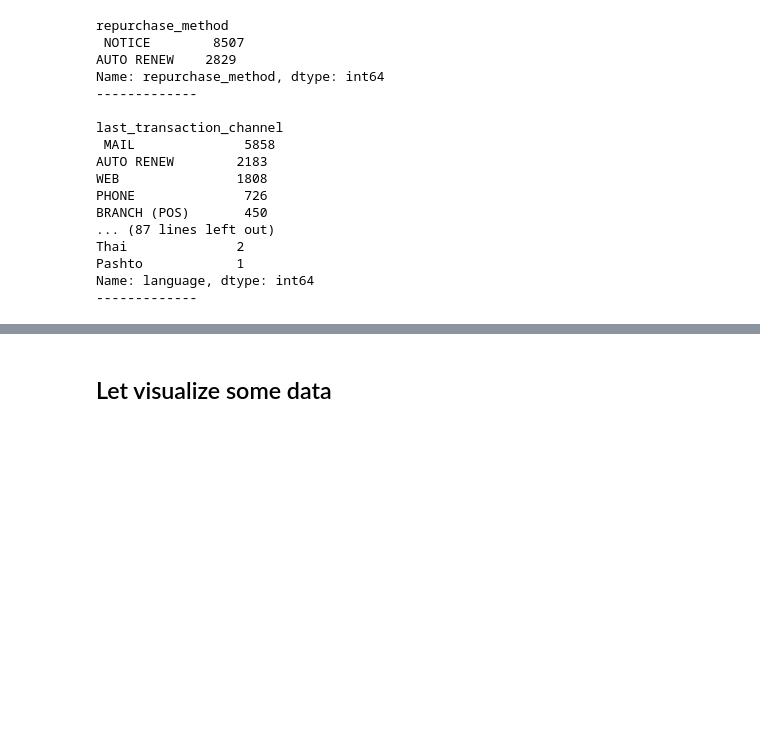
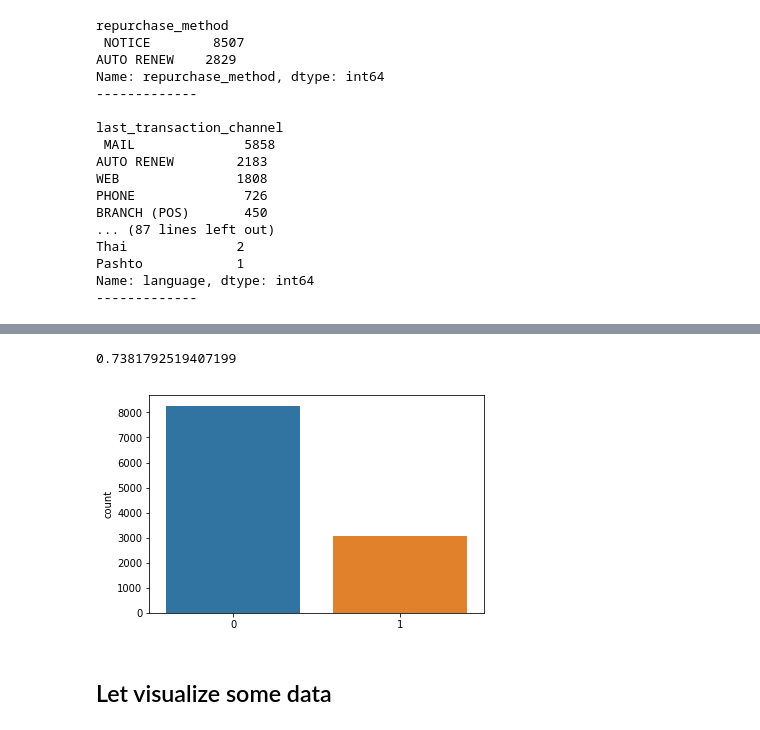
Before and after one commit to kogilo/tele_marketing_campaign_analysis, a Jupyter notebook: tele_marketing_campaign.ipynb, the cells around one changed output, grey strips where cells are left out. Cells and saved outputs as stored; diff of their text form; code cells hidden in the pictures; blank space fills up the shorter version.

Commit message:
models

```diff
--- a/tele_marketing_campaign.ipynb
+++ b/tele_marketing_campaign.ipynb
@@ -342,3 +385,26 @@ Name: language, dtype: int64
+# %%
+sub_df = df[['campaign_period_sales', 'number_of_prior_year_transactions']].dropna()
+
+buyers = np.where(sub_df['campaign_period_sales'] >0, 1, 0)
+sns.countplot(buyers)
+
+X = sub_df[['number_of_prior_year_transactions']]
+y = buyers
+from sklearn.linear_model import LogisticRegression
+lgr= LogisticRegression()
+lgr.fit(X,y)
+
+pd.DataFrame(lgr.predict_proba(X))
+
+from sklearn.model_selection import train_test_split
+X_train, X_test, y_train, y_test = train_test_split(X, y )
+lgr = LogisticRegression()
+lgr.fit(X_train, y_train)
+
+lgr.score(X_test, y_test)
+# %% [output]
+0.7381792519407199
+[figure, added]
 # %% [markdown]
 ## Let visualize some data
 # %% [markdown]
```
Also changed, not shown: parts of 97 cells of this notebook, 13 other files.
